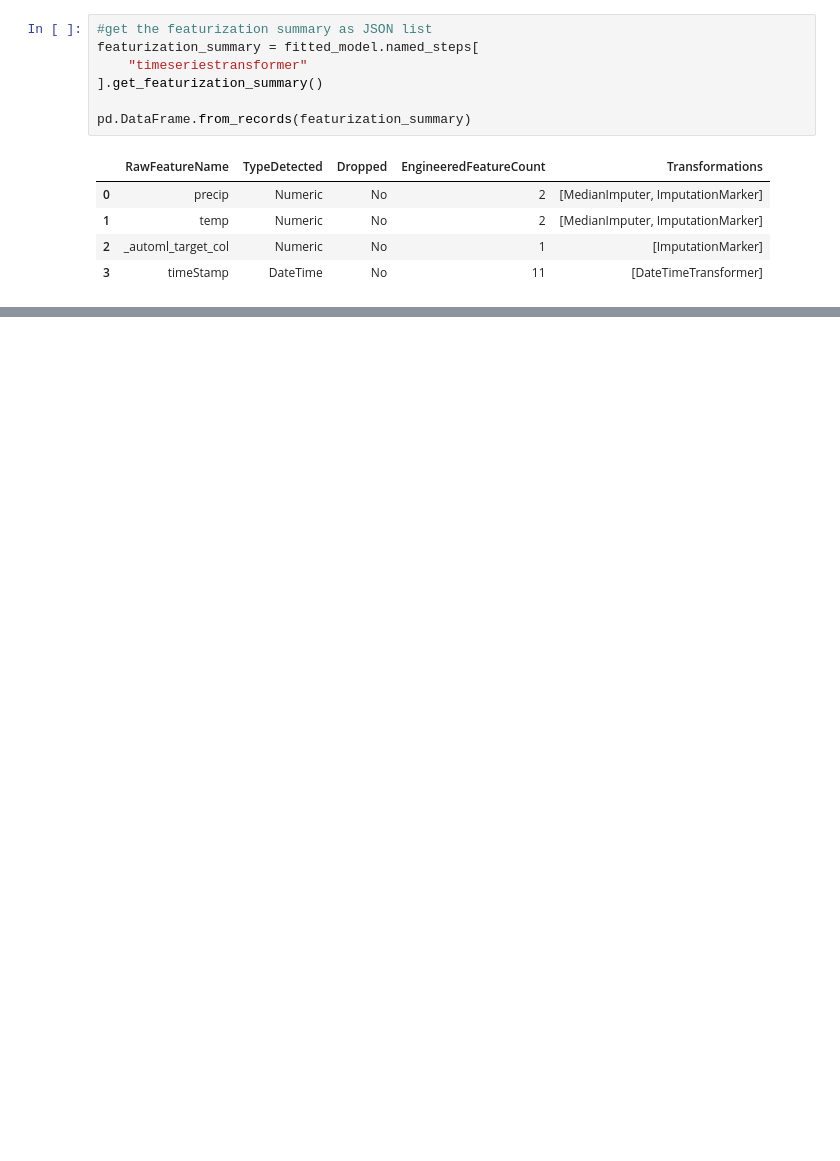
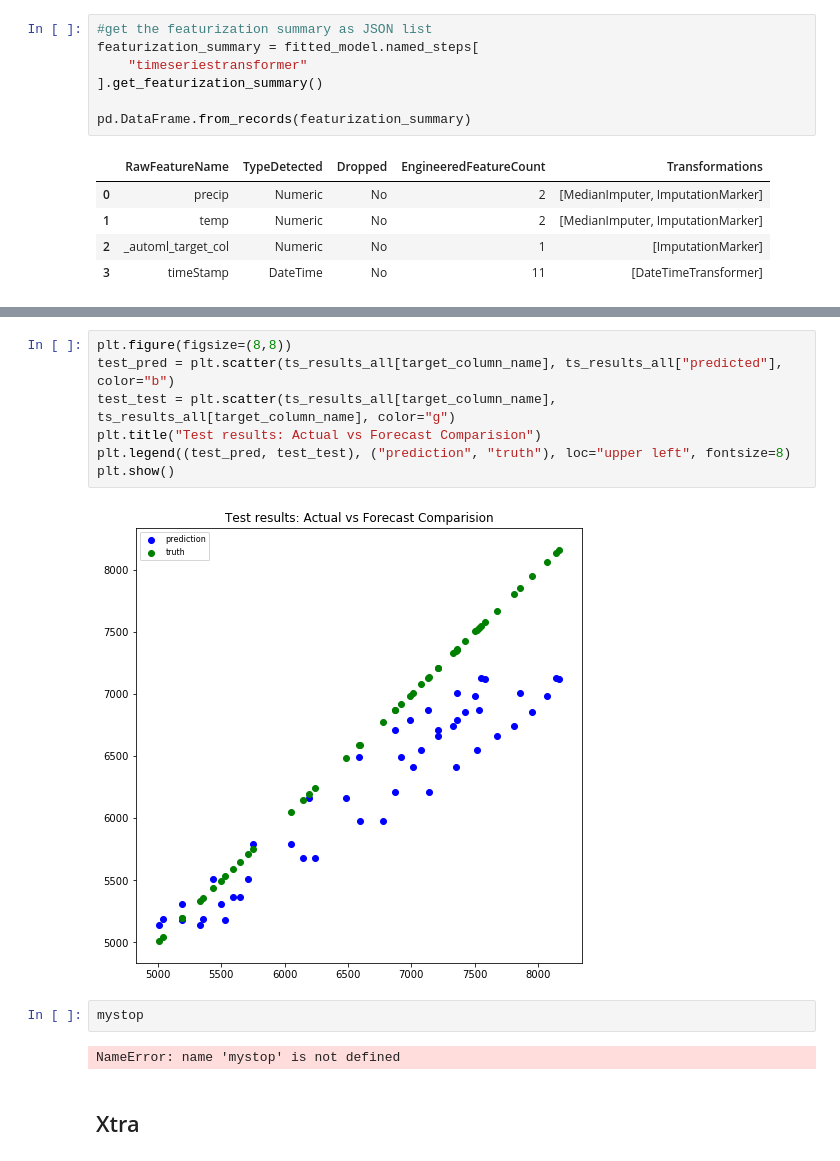
Before and after one commit to anyaconda/my-timeseries-forecasting-2022, a Jupyter notebook: Notebooks/my4_Autoregressive_and_Automated_Methods_forTS_AML.ipynb, the cells around one changed output, grey strips where cells are left out. Drawn from its saved outputs; the diff is of its cells as text; blank space fills up the shorter version.

```diff
--- a/Notebooks/my4_Autoregressive_and_Automated_Methods_forTS_AML.ipynb
+++ b/Notebooks/my4_Autoregressive_and_Automated_Methods_forTS_AML.ipynb
@@ -357,0 +614,15 @@ WARNING:root:azureml.automl.runtime.shared.metrics.compute_metrics_regression is
+# %%
+plt.figure(figsize=(8,8))
+test_pred = plt.scatter(ts_results_all[target_column_name], ts_results_all["predicted"], color="b")
+test_test = plt.scatter(ts_results_all[target_column_name], ts_results_all[target_column_name], color="g")
+plt.title("Test results: Actual vs Forecast Comparision")
+plt.legend((test_pred, test_test), ("prediction", "truth"), loc="upper left", fontsize=8)
+plt.show()
+# %% [output]
+[figure, added]
+# %%
+mystop
+# %% [output]
+NameError: name 'mystop' is not defined
+# %% [markdown]
+## Xtra
```
Also changed, not shown: parts of 41 cells of this notebook, 1 other file.
